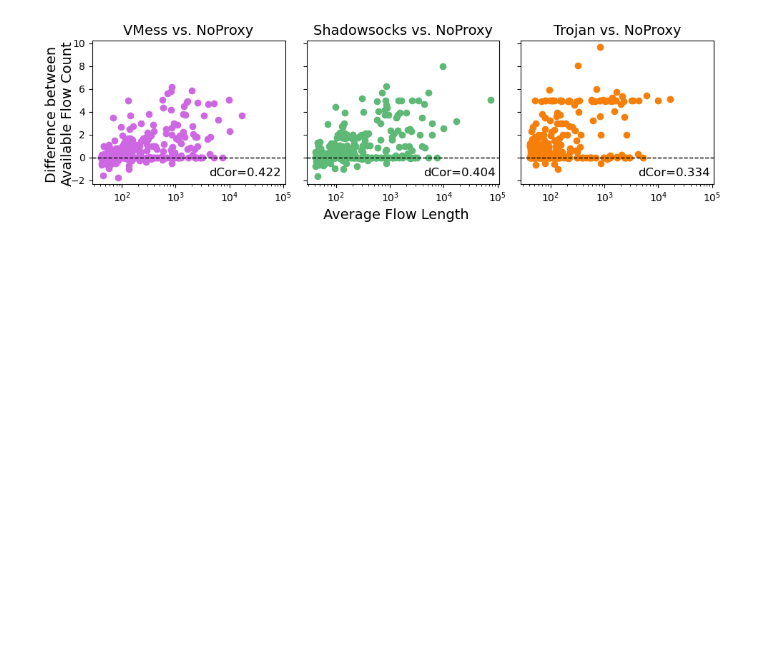
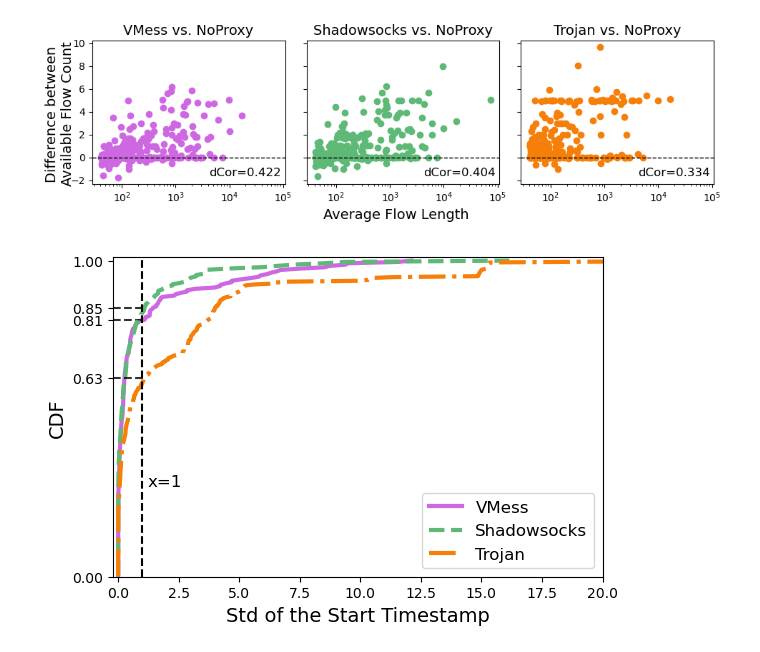
Before and after one commit to wesly2000/PA3, a Jupyter notebook: exp/data_analysis/stream_analysis.ipynb, the cells around one changed output. Cells and saved outputs as stored; diff of their text form; code cells hidden in the pictures; blank space fills up the shorter version.

Commit message:
feat: Flow starting time std

```diff
--- a/exp/data_analysis/stream_analysis.ipynb
+++ b/exp/data_analysis/stream_analysis.ipynb
@@ -773,0 +809,50 @@ fig.savefig('flow_split.pdf', bbox_inches='tight', dpi=300, format='pdf')
+# %%
+base_dir = "/data/exp/lxyu/Dataset/WF/VisualSeg/csv_db_extract"
+protocol = 'vmess'
+vmess_ts = load_and_group_by_host_sni(base_dir, protocol)
+protocol = 'shadowsocks'
+shadowsocks_ts = load_and_group_by_host_sni(base_dir, protocol)
+protocol = 'trojan'
+trojan_ts = load_and_group_by_host_sni(base_dir, protocol)
+# %%
+def plot_empirical_cdf(data_dict, label, color, linestyle):
+    st = [data_dict[key]['st'] for key in sorted(data_dict.keys()) if len(data_dict[key]['st']) > 1]
+    stds = [np.std(st_seq) for st_seq in st]
+    sorted_std = np.sort(stds)
+    cdf = np.arange(1, len(sorted_std)+1) / len(sorted_std)
+    plt.plot(sorted_std, cdf, label=label, color=color, linestyle=linestyle, linewidth=3)
+    # Draw a horizontal line at the y value where x=0.5 (i.e., where the CDF crosses x=0.5)
+    x_target = 1.08 # We still mark this line as x=1, 1.08 is only for better visualization. (0.84, 0.81, 0.61) is the true prob for x=1
+    idx_50 = np.searchsorted(sorted_std, x_target)
+    if idx_50 < len(cdf):
+        y_50 = cdf[idx_50]
+        plt.hlines(y_50, xmin=-.2, xmax=x_target, color='black', linestyles='dashed', alpha=0.8)
+        return y_50
+    return None
+
+plt.figure(figsize=(6,4))
+y_values = []
+y_vmess = plot_empirical_cdf(vmess_ts, 'VMess', '#CE68E2', '-')
+if y_vmess is not None: y_values.append(y_vmess)
+y_shadowsocks = plot_empirical_cdf(shadowsocks_ts, 'Shadowsocks', '#5DB975', '--')
+if y_shadowsocks is not None: y_values.append(y_shadowsocks)
+y_trojan = plot_empirical_cdf(trojan_ts, 'Trojan', '#F57F09', '-.')
+if y_trojan is not None: y_values.append(y_trojan)
+
+plt.vlines(x=1, ymin=0, ymax=1.01, linestyles='dashed', color='black')
+plt.text(1.2, 0.3, 'x=1', va='center', ha='left', fontsize=12, color='black', rotation=0)
+
+plt.xlabel('Std of the Start Timestamp', fontsize=14)
+plt.ylabel('CDF', fontsize=14)
+plt.legend(loc='lower right', fontsize=12)
+plt.xlim(-0.2, 20)
+plt.ylim(0, 1.01)
+
+# Hide all y-ticks except at the hline y-values
+y_values = sorted(set(y_values + [0, 1]))
+plt.yticks(y_values, [f"{y:.2f}" for y in y_values])
+
+plt.tight_layout()
+plt.show()
+# %% [output]
+[figure, added]
```
Also changed, not shown: parts of 2 cells of this notebook.
